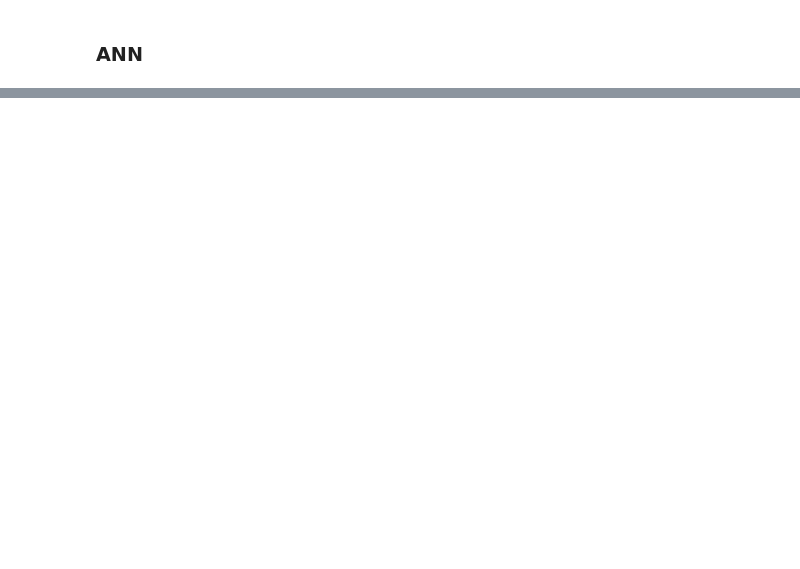
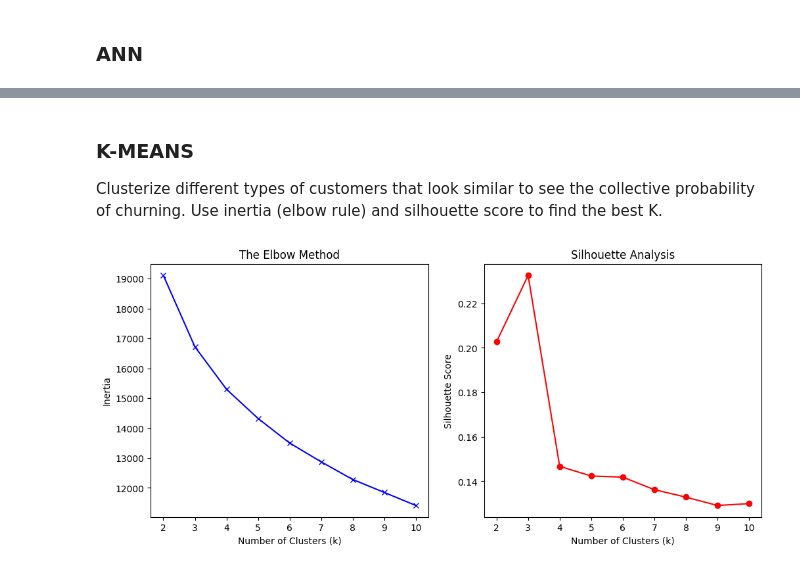
Before and after one commit to Francesca9933/ml-customer-churn-prediction, a Jupyter notebook: customer_churn_prediction.ipynb, the cells around one changed output, grey strips where cells are left out. Cells and saved outputs as stored; diff of their text form; code cells hidden in the pictures; blank space fills up the shorter version.

Commit message:
train k-means to understand churn probability based on clusters + shap analysis

```diff
--- a/customer_churn_prediction.ipynb
+++ b/customer_churn_prediction.ipynb
@@ -1005,0 +1005,34 @@ weighted avg       0.91      0.92      0.91       634
+# %% [markdown]
+### K-MEANS
+Clusterize different types of customers that look similar to see the collective probability of churning. Use inertia (elbow rule) and silhouette score to find the best K.
+# %%
+inertia = []
+silhouette_avgs = []
+k_range = range(2, 11) # Testing K from 2 to 10
+
+for k in k_range:
+    kmeans = KMeans(n_clusters=k, random_state=42, n_init=10)
+    kmeans.fit(X_train_scaled)
+
+    inertia.append(kmeans.inertia_)
+    silhouette_avgs.append(silhouette_score(X_train_scaled, kmeans.labels_))
+
+# Plotting the Elbow Method
+plt.figure(figsize=(12, 5))
+
+plt.subplot(1, 2, 1)
+plt.plot(k_range, inertia, 'bx-')
+plt.xlabel('Number of Clusters (k)')
+plt.ylabel('Inertia')
+plt.title('The Elbow Method')
+
+# Plotting the Silhouette Score
+plt.subplot(1, 2, 2)
+plt.plot(k_range, silhouette_avgs, 'ro-')
+plt.xlabel('Number of Clusters (k)')
+plt.ylabel('Silhouette Score')
+plt.title('Silhouette Analysis')
+
+plt.show()
+# %% [output]
+[figure, added]
```
Also changed, not shown: parts of 14 cells of this notebook, 1 other file.
